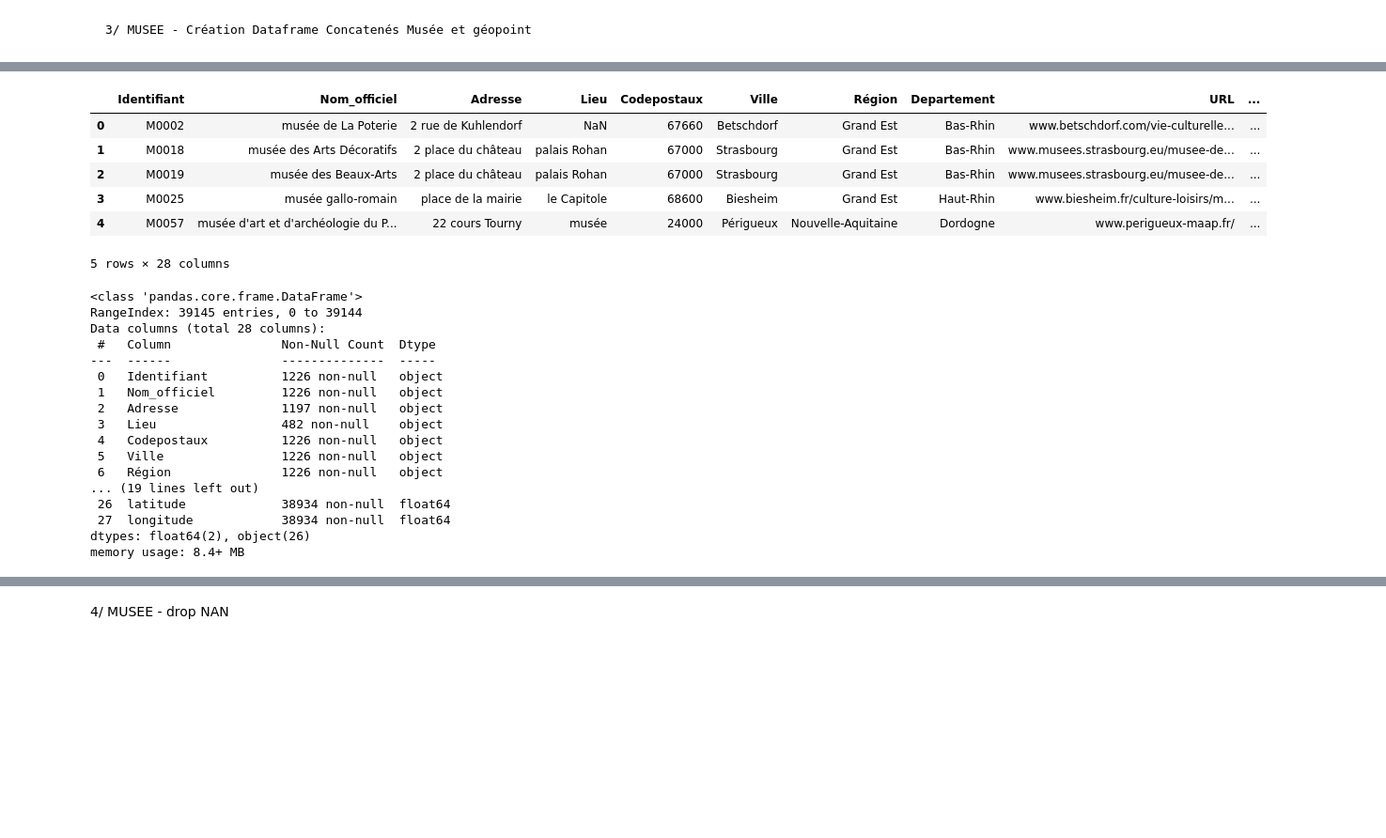
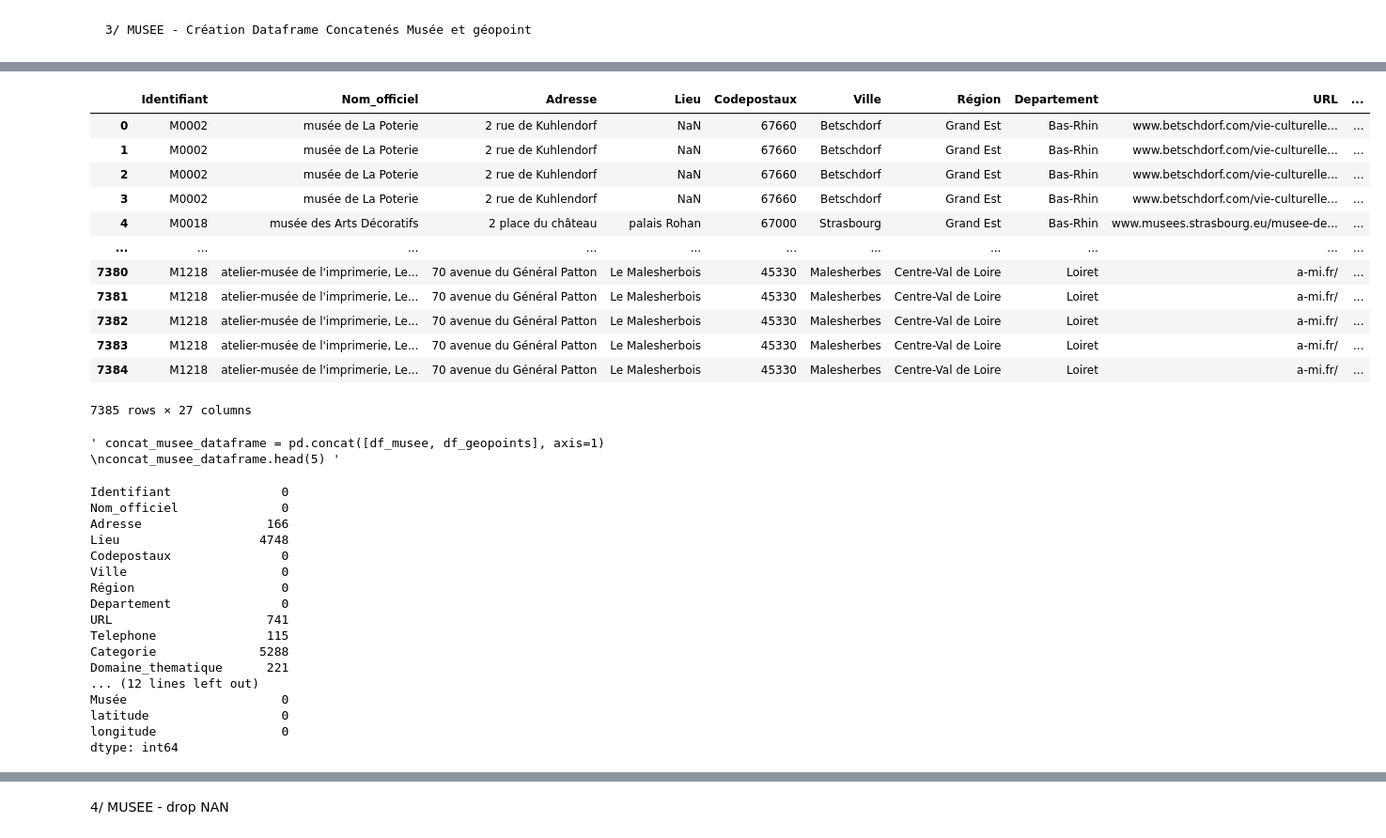
Before and after one commit to khady2708/projet-stage, a Jupyter notebook: villes.ipynb, the cells around one changed output, grey strips where cells are left out. Shown at 94% size. Saved outputs shown, nothing was run; the diff lists cells and outputs as text; code cells hidden in the pictures; blank space fills up the shorter version.

```diff
--- a/villes.ipynb
+++ b/villes.ipynb
@@ -447,34 +464,44 @@ memory usage: 239.6+ KB
+# %%
+concat_musee_dataframe
+# %% [output]
+|  | Identifiant | Nom_officiel | Adresse | Lieu | Codepostaux | Ville | Région | Departement | URL | ... |
+| 0 | M0002 | musée de La Poterie | 2 rue de Kuhlendorf | NaN | 67660 | Betschdorf | Grand Est | Bas-Rhin | www.betschdorf.com/vie-culturelle... | ... |
+| 1 | M0002 | musée de La Poterie | 2 rue de Kuhlendorf | NaN | 67660 | Betschdorf | Grand Est | Bas-Rhin | www.betschdorf.com/vie-culturelle... | ... |
+| 2 | M0002 | musée de La Poterie | 2 rue de Kuhlendorf | NaN | 67660 | Betschdorf | Grand Est | Bas-Rhin | www.betschdorf.com/vie-culturelle... | ... |
+| 3 | M0002 | musée de La Poterie | 2 rue de Kuhlendorf | NaN | 67660 | Betschdorf | Grand Est | Bas-Rhin | www.betschdorf.com/vie-culturelle... | ... |
+| 4 | M0018 | musée des Arts Décoratifs | 2 place du château | palais Rohan | 67000 | Strasbourg | Grand Est | Bas-Rhin | www.musees.strasbourg.eu/musee-de... | ... |
+| ... | ... | ... | ... | ... | ... | ... | ... | ... | ... | ... |
+| 7380 | M1218 | atelier-musée de l'imprimerie, Le... | 70 avenue du Général Patton | Le Malesherbois | 45330 | Malesherbes | Centre-Val de Loire | Loiret | a-mi.fr/ | ... |
+| 7381 | M1218 | atelier-musée de l'imprimerie, Le... | 70 avenue du Général Patton | Le Malesherbois | 45330 | Malesherbes | Centre-Val de Loire | Loiret | a-mi.fr/ | ... |
+| 7382 | M1218 | atelier-musée de l'imprimerie, Le... | 70 avenue du Général Patton | Le Malesherbois | 45330 | Malesherbes | Centre-Val de Loire | Loiret | a-mi.fr/ | ... |
+| 7383 | M1218 | atelier-musée de l'imprimerie, Le... | 70 avenue du Général Patton | Le Malesherbois | 45330 | Malesherbes | Centre-Val de Loire | Loiret | a-mi.fr/ | ... |
+| 7384 | M1218 | atelier-musée de l'imprimerie, Le... | 70 avenue du Général Patton | Le Malesherbois | 45330 | Malesherbes | Centre-Val de Loire | Loiret | a-mi.fr/ | ... |
+7385 rows × 27 columns
 # %%
-concat_musee_dataframe = pd.concat([df_musee, df_geopoints], axis=1)
-concat_musee_dataframe.head(5)
+""" concat_musee_dataframe = pd.concat([df_musee, df_geopoints], axis=1)
+concat_musee_dataframe.head(5) """
 # %% [output]
-|  | Identifiant | Nom_officiel | Adresse | Lieu | Codepostaux | Ville | Région | Departement | URL | ... |
-| 0 | M0002 | musée de La Poterie | 2 rue de Kuhlendorf | NaN | 67660 | Betschdorf | Grand Est | Bas-Rhin | www.betschdorf.com/vie-culturelle... | ... |
-| 1 | M0018 | musée des Arts Décoratifs | 2 place du château | palais Rohan | 67000 | Strasbourg | Grand Est | Bas-Rhin | www.musees.strasbourg.eu/musee-de... | ... |
-| 2 | M0019 | musée des Beaux-Arts | 2 place du château | palais Rohan | 67000 | Strasbourg | Grand Est | Bas-Rhin | www.musees.strasbourg.eu/musee-de... | ... |
-| 3 | M0025 | musée gallo-romain | place de la mairie | le Capitole | 68600 | Biesheim | Grand Est | Haut-Rhin | www.biesheim.fr/culture-loisirs/m... | ... |
-| 4 | M0057 | musée d'art et d'archéologie du P... | 22 cours Tourny | musée | 24000 | Périgueux | Nouvelle-Aquitaine | Dordogne | www.perigueux-maap.fr/ | ... |
-5 rows × 28 columns
+' concat_musee_dataframe = pd.concat([df_musee, df_geopoints], axis=1) \nconcat_musee_dataframe.head(5) '
-# %%
-concat_musee_dataframe.info()
-# %% [output]
-<class 'pandas.core.frame.DataFrame'>
-RangeIndex: 39145 entries, 0 to 39144
-Data columns (total 28 columns):
- #   Column               Non-Null Count  Dtype
----  ------               --------------  -----
- 0   Identifiant          1226 non-null   object
- 1   Nom_officiel         1226 non-null   object
- 2   Adresse              1197 non-null   object
- 3   Lieu                 482 non-null    object
- 4   Codepostaux          1226 non-null   object
- 5   Ville                1226 non-null   object
- 6   Région               1226 non-null   object
-... (19 lines left out)
- 26  latitude             38934 non-null  float64
- 27  longitude            38934 non-null  float64
-dtypes: float64(2), object(26)
-memory usage: 8.4+ MB
+# %%
+concat_musee_dataframe.isnull().sum()
+# %% [output]
+Identifiant               0
+Nom_officiel              0
+Adresse                 166
+Lieu                   4748
+Codepostaux               0
+Ville                     0
+Région                    0
+Departement               0
+URL                     741
+Telephone               115
+Categorie              5288
+Domaine_thematique      221
+... (12 lines left out)
+Musée                     0
+latitude                  0
+longitude                 0
+dtype: int64
 # %%
 concat_musee_dataframe.head(5)
 # %% [output]
```
Also changed, not shown: parts of 23 cells of this notebook.
